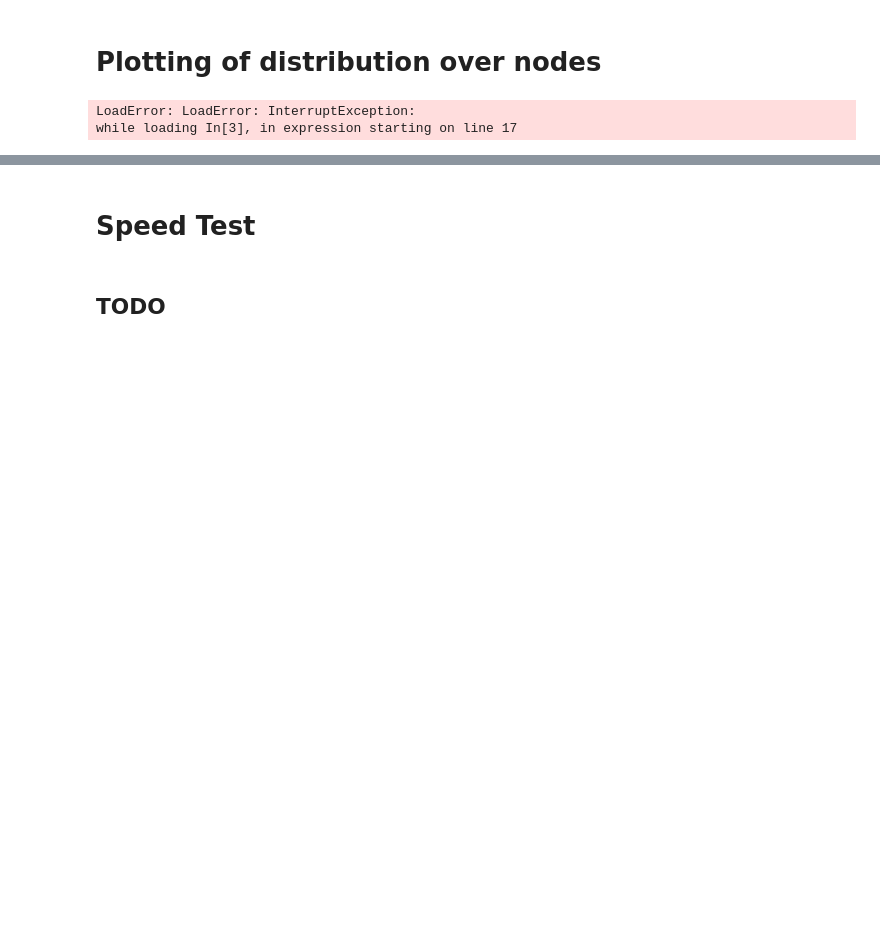
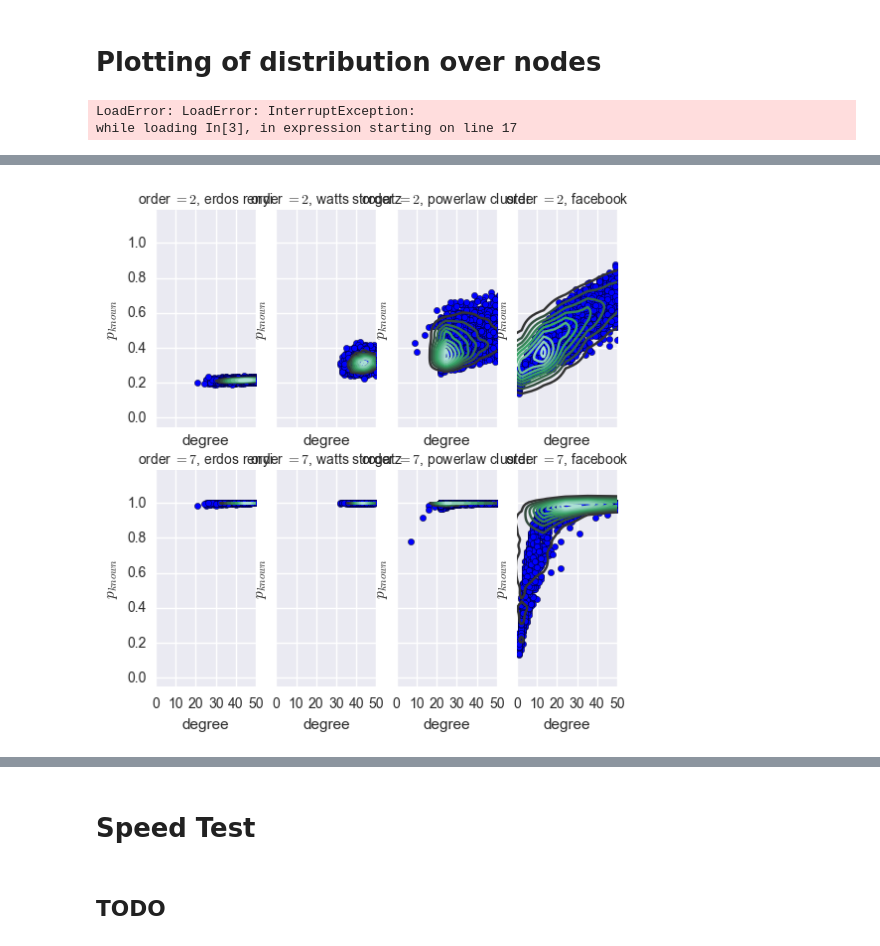
Before and after one commit to jnkh/indirect-rec, a Jupyter notebook: src/Indirect_rec_julia.ipynb, the cells around one changed output, grey strips where cells are left out. Cells and saved outputs as stored; diff of their text form; code cells hidden in the pictures; blank space fills up the shorter version.

```diff
--- a/src/Indirect_rec_julia.ipynb
+++ b/src/Indirect_rec_julia.ipynb
@@ -112,7 +110,3 @@ while loading In[2], in expression starting on line 15
-# %%
-g = create_graph(100,10,:erdos_renyi)
-state = LightGraphs.dijkstra_shortest_paths(g,[1,2])
-vertices(g)
 # %%
 graph_name_range = ["erdos renyi", "watts strogatz", "powerlaw cluster"]
 colors_arr = ["b","r","g"]
@@ -241,2 +236,0 @@ while loading In[3], in expression starting on line 17
-# %%
-g = create_graph(1,1,:fb)
@@ -244,0 +237,12 @@ g = create_graph(1,1,:fb)
+# %%
+using JLD
+d = JLD.load("../data/per_node_data/N_4040_now.jld")
+hist_all_clustering = d["hist_all_clustering"]
+hist_all_degrees = d["hist_all_degrees"]
+hist_all_thresholds = d["hist_all_thresholds"]
+N = d["N"]
+k = d["k"]
+graph_name_range = d["graph_name_range"]
+graph_type_range = d["graph_type_range"]
+n_range = d["n_range"]
+p = d["p"]
@@ -277,23 +289,25 @@ show()
 # %%
 #PyPlot.figure()
 #PyPlot.plot([1,2,3],[1,2,3])
 #PyPlot.show()
-f, axes = subplots(2, 3, figsize=(6, 6), sharex=true, sharey=true)
+f, axes = subplots(length(n_range), length(graph_type_range), figsize=(6, 6), sharex=true, sharey=true)
 for (i,n) in enumerate(n_range)
     for (j,graph_type) in enumerate(graph_type_range)
         ax = axes[i,j]
         ax[:scatter](convert(Array{Float64,1},hist_all_degrees[i,j]),convert(Array{Float64,1},hist_all_thresholds[i,j]))
         sns.kdeplot(convert(Array{Float64,1},hist_all_degrees[i,j]),convert(Array{Float64,1},hist_all_thresholds[i,j]),ax=ax)
 
         ax[:set_xlabel]("degree")
         ax[:set_ylabel](L"$p_{known}$")
-        ax[:set](xlim=(0, 30))
+        ax[:set](xlim=(0, 50))
         ax[:set_title](latexstring("order \$= $n\$, $(graph_name_range[j])"),size=10)
 
     end
 end
 #savefig()
 #show()
+# %% [output]
+[figure, added]
 # %%
 #PyPlot.figure()
 #PyPlot.plot([1,2,3],[1,2,3])
```
Also changed, not shown: parts of 17 cells of this notebook, 4 other files.
